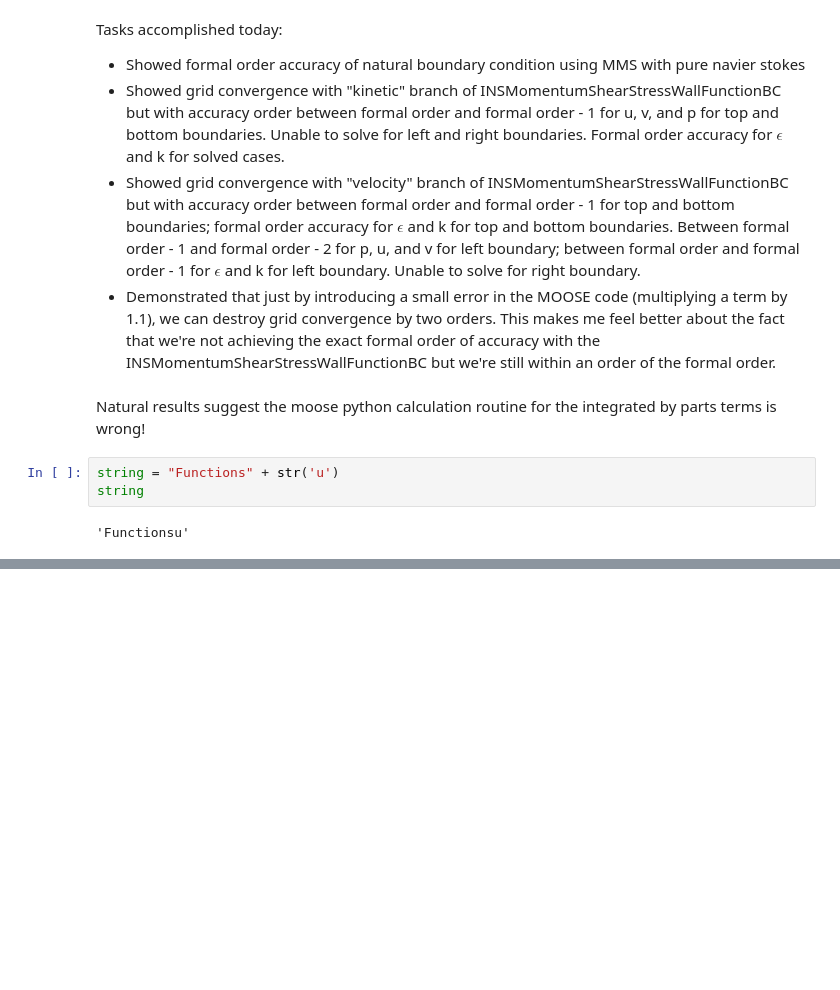
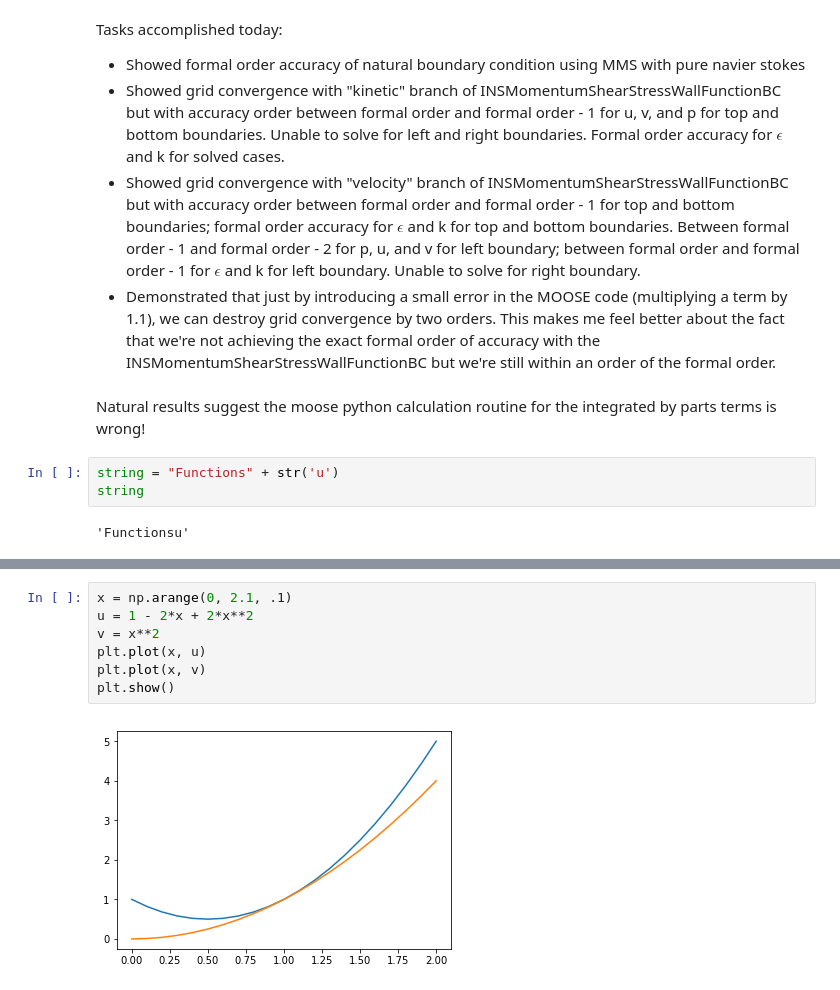
Before and after one commit to JIMMY-KSU/jupyter_notebooks, a Jupyter notebook: moose-notes.ipynb, the cells around one changed output, grey strips where cells are left out. Drawn from its saved outputs; the diff is of its cells as text; blank space fills up the shorter version.

```diff
--- a/moose-notes.ipynb
+++ b/moose-notes.ipynb
@@ -1540,0 +1553,9 @@ string
+# %%
+x = np.arange(0, 2.1, .1)
+u = 1 - 2*x + 2*x**2
+v = x**2
+plt.plot(x, u)
+plt.plot(x, v)
+plt.show()
+# %% [output]
+[figure, added]
```
Also changed, not shown: parts of 1 cell of this notebook, 2 other files.
